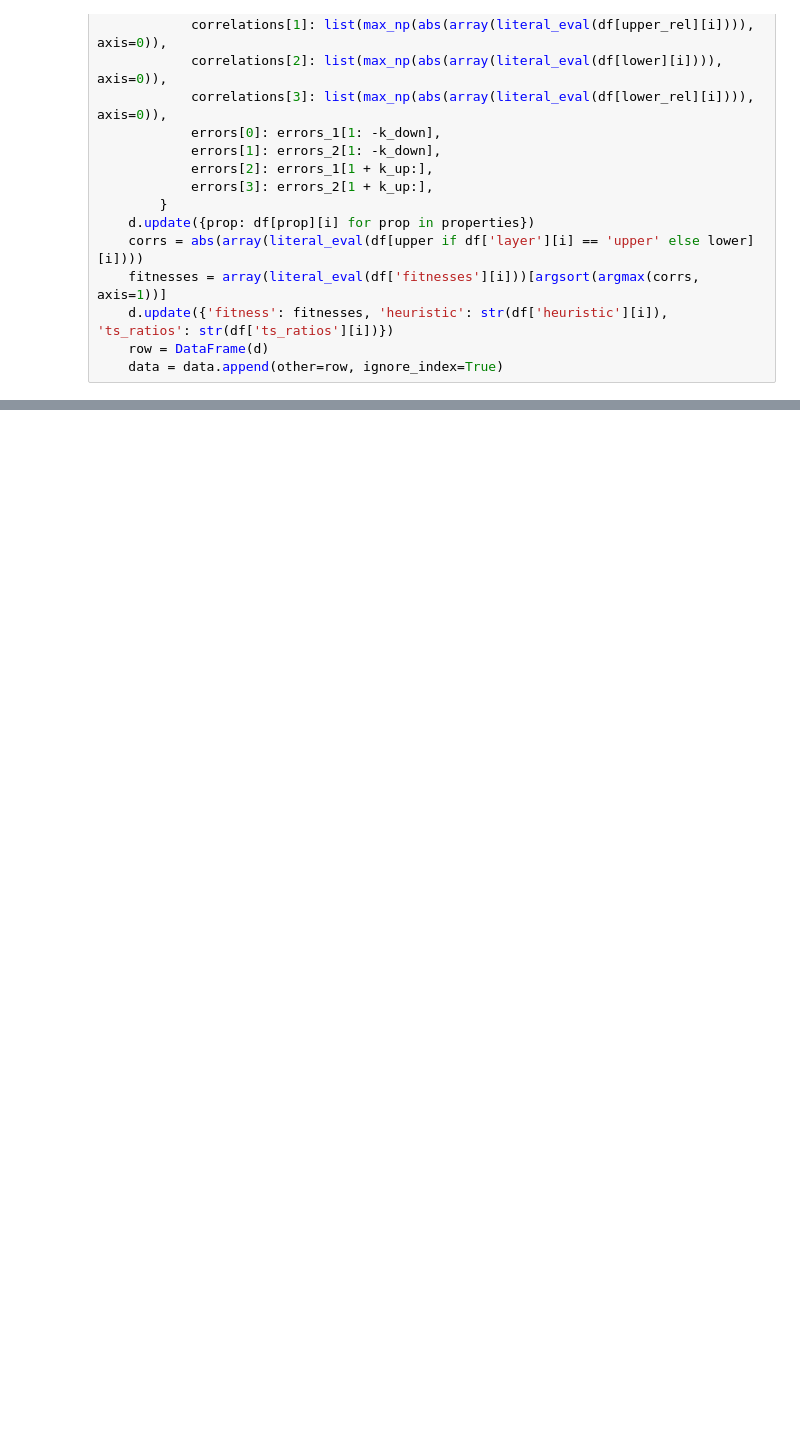
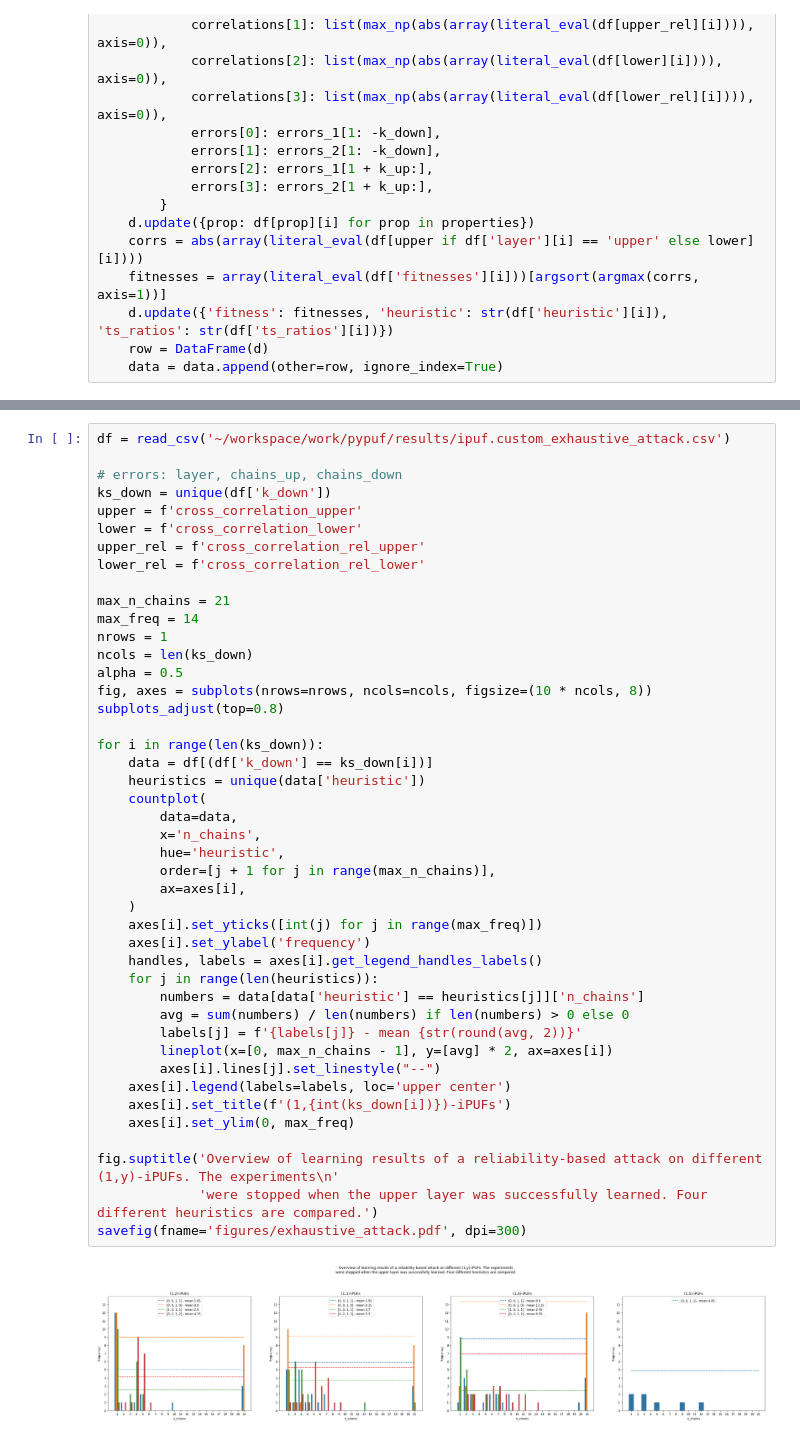
Before and after one commit to nils-wisiol/pypuf, a Jupyter notebook: visualize_custom_layer_attack_statistics.ipynb, the cells around one changed output, grey strips where cells are left out. Cells and saved outputs as stored; diff of their text form; blank space fills up the shorter version.

Commit message:
implement plot for overview of exhaustive attack

```diff
--- a/visualize_custom_layer_attack_statistics.ipynb
+++ b/visualize_custom_layer_attack_statistics.ipynb
@@ -215,0 +216,46 @@ savefig(fname='figures/rel-based_attack_on_ipuf_layer_chains_measures.pdf', dpi=
+# %%
+df = read_csv('~/workspace/work/pypuf/results/ipuf.custom_exhaustive_attack.csv')
+
+# errors: layer, chains_up, chains_down
+ks_down = unique(df['k_down'])
+upper = f'cross_correlation_upper'
+lower = f'cross_correlation_lower'
+upper_rel = f'cross_correlation_rel_upper'
+lower_rel = f'cross_correlation_rel_lower'
+
+max_n_chains = 21
+max_freq = 14
+nrows = 1
+ncols = len(ks_down)
+alpha = 0.5
+fig, axes = subplots(nrows=nrows, ncols=ncols, figsize=(10 * ncols, 8))
+subplots_adjust(top=0.8)
+
+for i in range(len(ks_down)):
+    data = df[(df['k_down'] == ks_down[i])]
+    heuristics = unique(data['heuristic'])
+    countplot(
+        data=data,
+        x='n_chains',
+        hue='heuristic',
+        order=[j + 1 for j in range(max_n_chains)],
+        ax=axes[i],
+    )
+    axes[i].set_yticks([int(j) for j in range(max_freq)])
+    axes[i].set_ylabel('frequency')
+    handles, labels = axes[i].get_legend_handles_labels()
+    for j in range(len(heuristics)):
+        numbers = data[data['heuristic'] == heuristics[j]]['n_chains']
+        avg = sum(numbers) / len(numbers) if len(numbers) > 0 else 0
+        labels[j] = f'{labels[j]} - mean {str(round(avg, 2))}'
+        lineplot(x=[0, max_n_chains - 1], y=[avg] * 2, ax=axes[i])
+        axes[i].lines[j].set_linestyle("--")
+    axes[i].legend(labels=labels, loc='upper center')
+    axes[i].set_title(f'(1,{int(ks_down[i])})-iPUFs')
+    axes[i].set_ylim(0, max_freq)
+
+fig.suptitle('Overview of learning results of a reliability-based attack on different (1,y)-iPUFs. The experiments\n'
+             'were stopped when the upper layer was successfully learned. Four different heuristics are compared.')
+savefig(fname='figures/exhaustive_attack.pdf', dpi=300)
+# %% [output]
+[figure, added]
```
Also changed, not shown: parts of 3 cells of this notebook.
